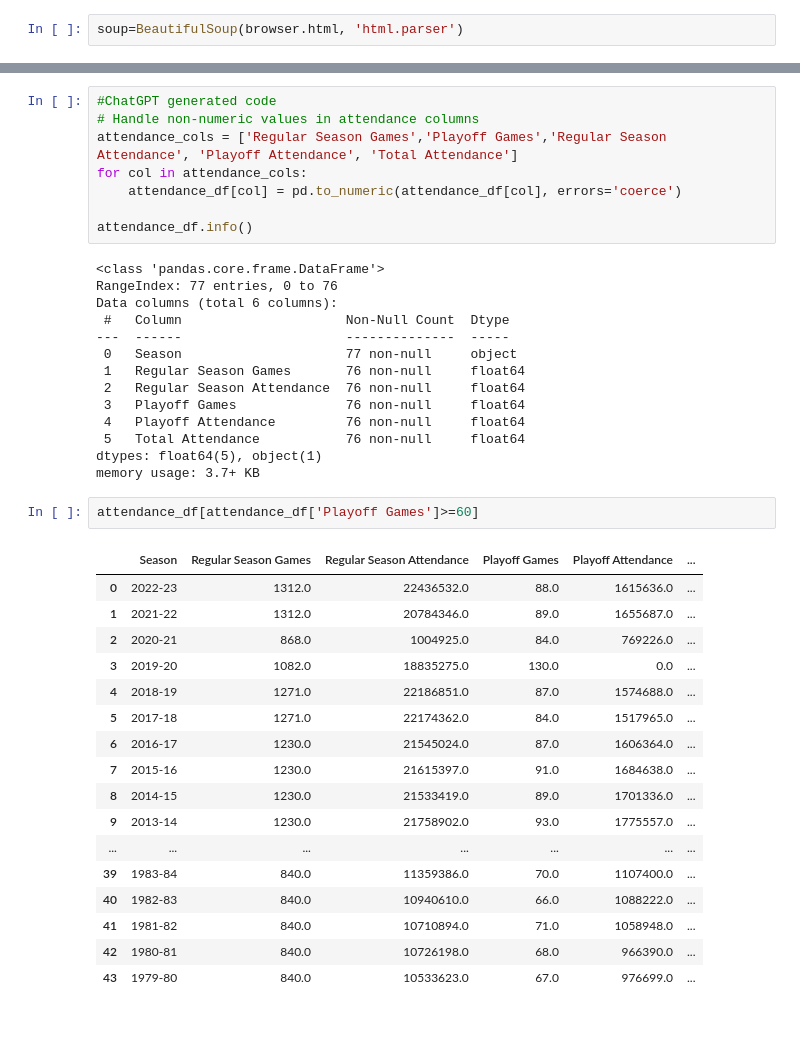
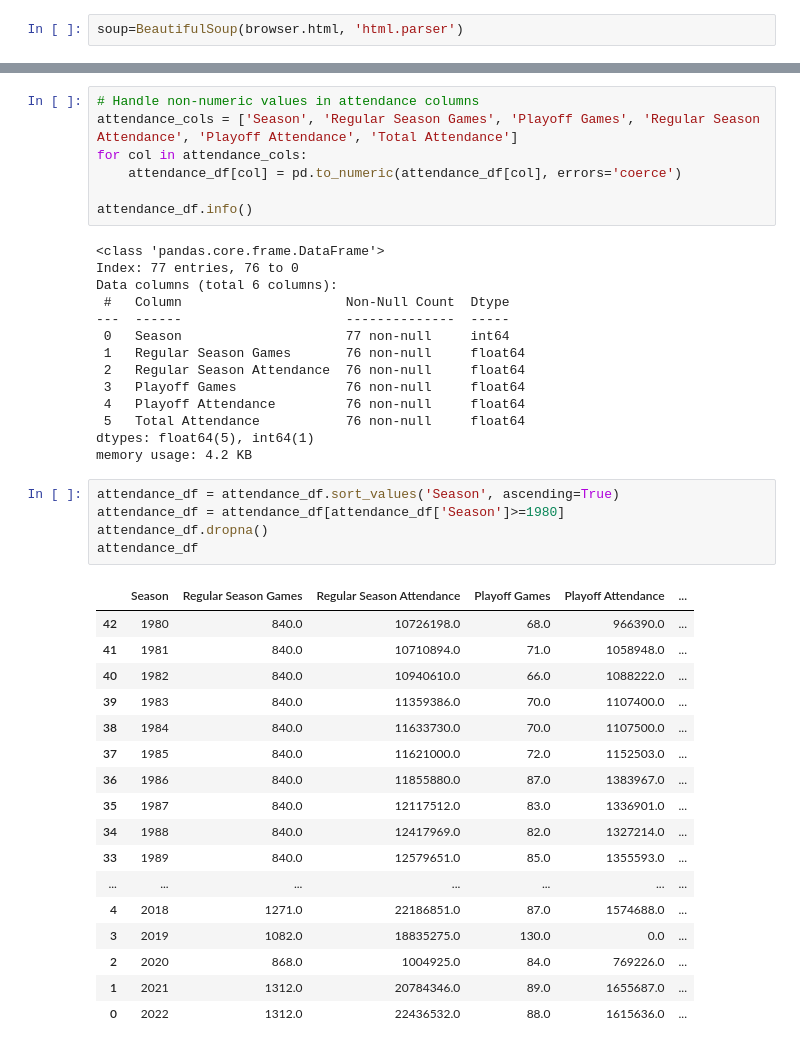
Before and after one commit to samwallach7/Project1-DELTS, a Jupyter notebook: project_1.ipynb, the cells around one changed output, grey strips where cells are left out. Drawn from its saved outputs; the diff is of its cells as text.

Commit message:
updated attendance data

```diff
--- a/project_1.ipynb
+++ b/project_1.ipynb
@@ -474,42 +446,44 @@ memory usage: 3.7+ KB
 # %%
-#ChatGPT generated code
 # Handle non-numeric values in attendance columns
-attendance_cols = ['Regular Season Games','Playoff Games','Regular Season Attendance', 'Playoff Attendance', 'Total Attendance']
+attendance_cols = ['Season', 'Regular Season Games', 'Playoff Games', 'Regular Season Attendance', 'Playoff Attendance', 'Total Attendance']
 for col in attendance_cols:
     attendance_df[col] = pd.to_numeric(attendance_df[col], errors='coerce')
 
 attendance_df.info()
 # %% [output]
 <class 'pandas.core.frame.DataFrame'>
-RangeIndex: 77 entries, 0 to 76
+Index: 77 entries, 76 to 0
 Data columns (total 6 columns):
  #   Column                     Non-Null Count  Dtype
 ---  ------                     --------------  -----
- 0   Season                     77 non-null     object
+ 0   Season                     77 non-null     int64
  1   Regular Season Games       76 non-null     float64
  2   Regular Season Attendance  76 non-null     float64
  3   Playoff Games              76 non-null     float64
  4   Playoff Attendance         76 non-null     float64
  5   Total Attendance           76 non-null     float64
-dtypes: float64(5), object(1)
-memory usage: 3.7+ KB
+dtypes: float64(5), int64(1)
+memory usage: 4.2 KB
-# %%
-attendance_df[attendance_df['Playoff Games']>=60]
-# %% [output]
-|  | Season | Regular Season Games | Regular Season Attendance | Playoff Games | Playoff Attendance | ... |
-| 0 | 2022-23 | 1312.0 | 22436532.0 | 88.0 | 1615636.0 | ... |
-| 1 | 2021-22 | 1312.0 | 20784346.0 | 89.0 | 1655687.0 | ... |
-| 2 | 2020-21 | 868.0 | 1004925.0 | 84.0 | 769226.0 | ... |
-| 3 | 2019-20 | 1082.0 | 18835275.0 | 130.0 | 0.0 | ... |
-| 4 | 2018-19 | 1271.0 | 22186851.0 | 87.0 | 1574688.0 | ... |
-| 5 | 2017-18 | 1271.0 | 22174362.0 | 84.0 | 1517965.0 | ... |
-| 6 | 2016-17 | 1230.0 | 21545024.0 | 87.0 | 1606364.0 | ... |
-| 7 | 2015-16 | 1230.0 | 21615397.0 | 91.0 | 1684638.0 | ... |
-| 8 | 2014-15 | 1230.0 | 21533419.0 | 89.0 | 1701336.0 | ... |
-| 9 | 2013-14 | 1230.0 | 21758902.0 | 93.0 | 1775557.0 | ... |
-| ... | ... | ... | ... | ... | ... | ... |
-| 39 | 1983-84 | 840.0 | 11359386.0 | 70.0 | 1107400.0 | ... |
-| 40 | 1982-83 | 840.0 | 10940610.0 | 66.0 | 1088222.0 | ... |
-| 41 | 1981-82 | 840.0 | 10710894.0 | 71.0 | 1058948.0 | ... |
-| 42 | 1980-81 | 840.0 | 10726198.0 | 68.0 | 966390.0 | ... |
-| 43 | 1979-80 | 840.0 | 10533623.0 | 67.0 | 976699.0 | ... |
+# %%
+attendance_df = attendance_df.sort_values('Season', ascending=True)
+attendance_df = attendance_df[attendance_df['Season']>=1980]
+attendance_df.dropna()
+attendance_df
+# %% [output]
+|  | Season | Regular Season Games | Regular Season Attendance | Playoff Games | Playoff Attendance | ... |
+| 42 | 1980 | 840.0 | 10726198.0 | 68.0 | 966390.0 | ... |
+| 41 | 1981 | 840.0 | 10710894.0 | 71.0 | 1058948.0 | ... |
+| 40 | 1982 | 840.0 | 10940610.0 | 66.0 | 1088222.0 | ... |
+| 39 | 1983 | 840.0 | 11359386.0 | 70.0 | 1107400.0 | ... |
+| 38 | 1984 | 840.0 | 11633730.0 | 70.0 | 1107500.0 | ... |
+| 37 | 1985 | 840.0 | 11621000.0 | 72.0 | 1152503.0 | ... |
+| 36 | 1986 | 840.0 | 11855880.0 | 87.0 | 1383967.0 | ... |
+| 35 | 1987 | 840.0 | 12117512.0 | 83.0 | 1336901.0 | ... |
+| 34 | 1988 | 840.0 | 12417969.0 | 82.0 | 1327214.0 | ... |
+| 33 | 1989 | 840.0 | 12579651.0 | 85.0 | 1355593.0 | ... |
+| ... | ... | ... | ... | ... | ... | ... |
+| 4 | 2018 | 1271.0 | 22186851.0 | 87.0 | 1574688.0 | ... |
+| 3 | 2019 | 1082.0 | 18835275.0 | 130.0 | 0.0 | ... |
+| 2 | 2020 | 868.0 | 1004925.0 | 84.0 | 769226.0 | ... |
+| 1 | 2021 | 1312.0 | 20784346.0 | 89.0 | 1655687.0 | ... |
+| 0 | 2022 | 1312.0 | 22436532.0 | 88.0 | 1615636.0 | ... |
```
Also changed, not shown: parts of 14 cells of this notebook, 4 other files.
